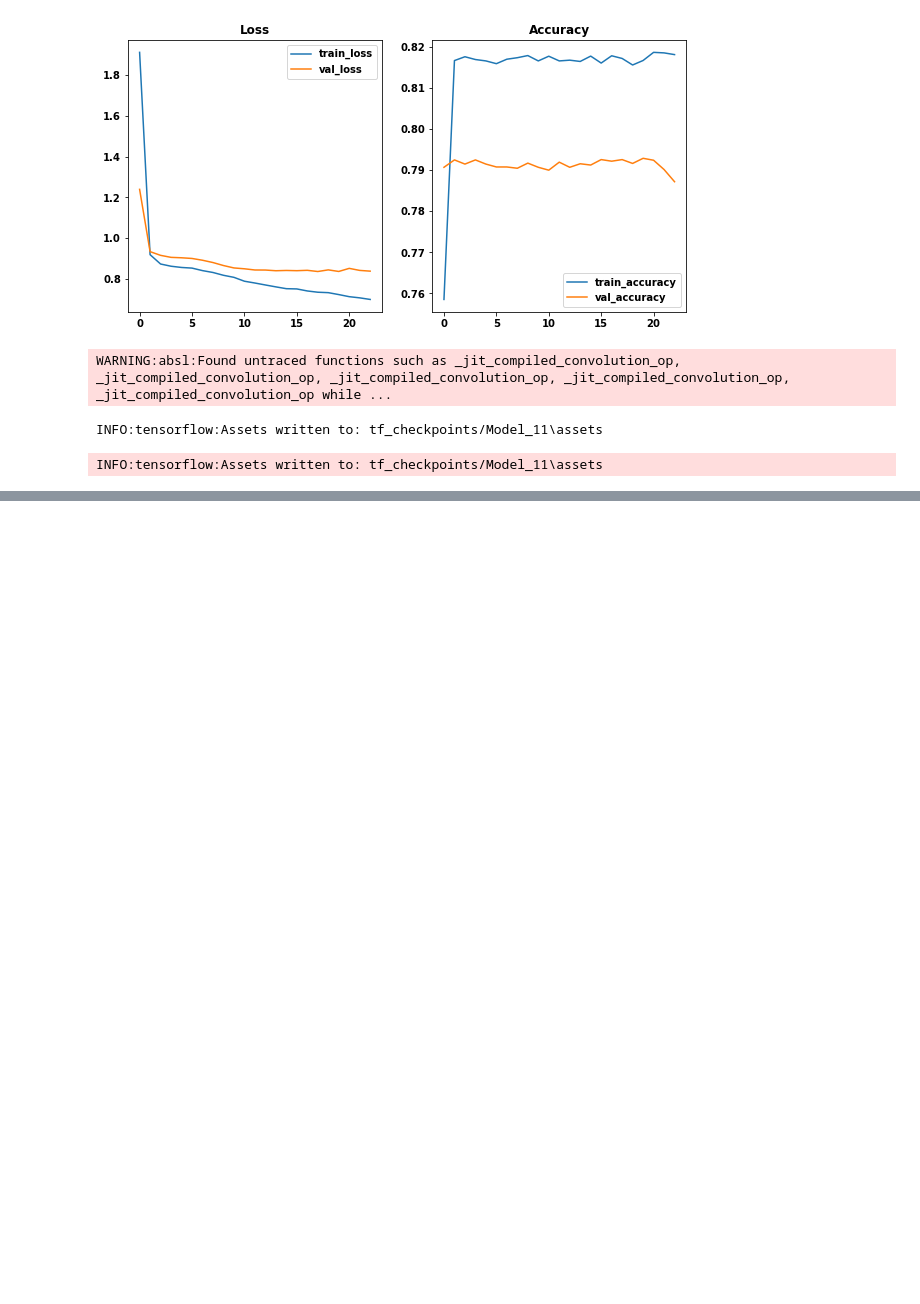
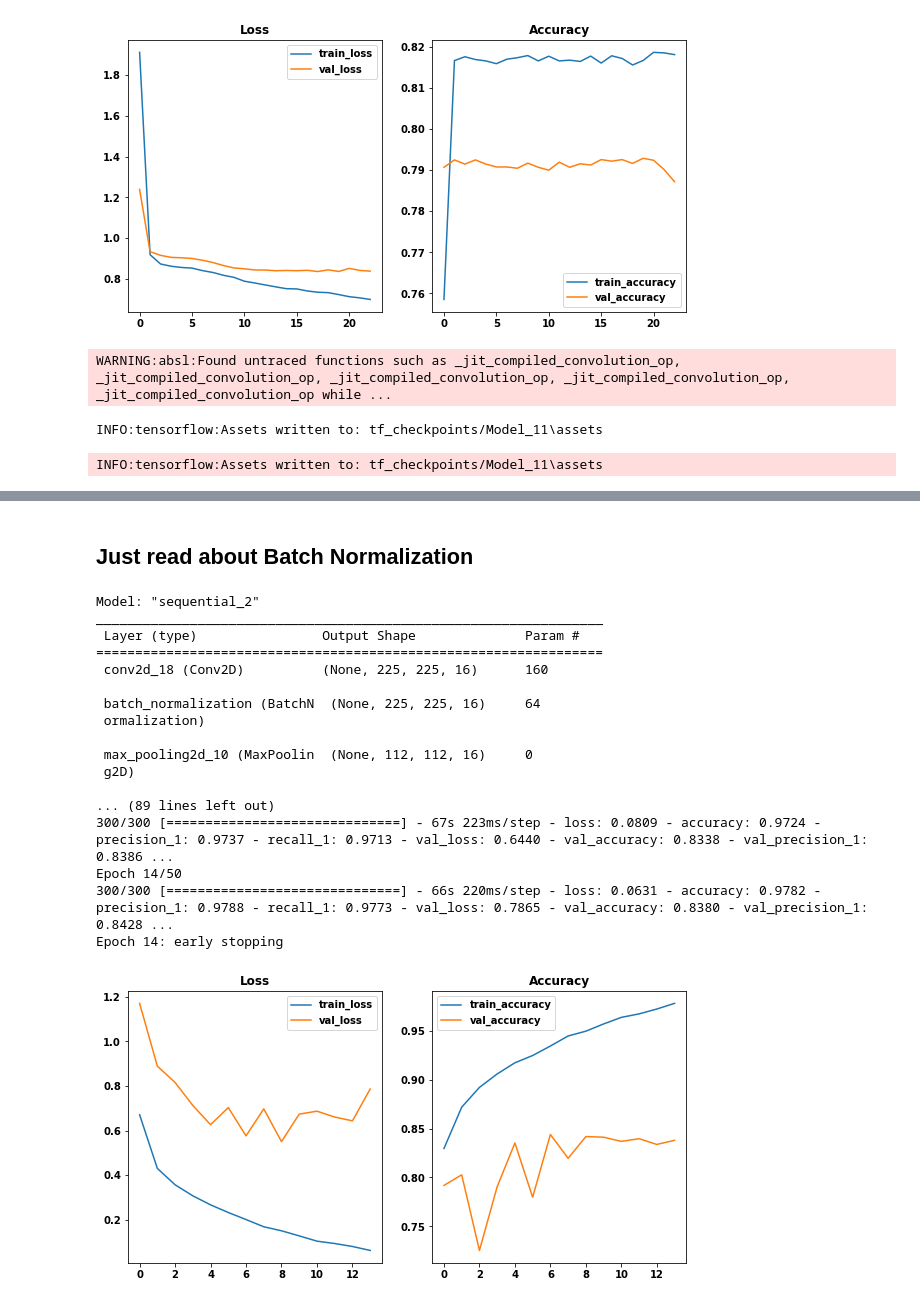
Before and after one commit to ssaeed85/dsc-ph5-MarsTerrainAnomalyDetection, a Jupyter notebook: 02_TensorflowModeling.ipynb, the cells around one changed output, grey strips where cells are left out. Drawn from its saved outputs; the diff is of its cells as text; code cells hidden in the pictures; blank space fills up the shorter version.

```diff
--- a/02_TensorflowModeling.ipynb
+++ b/02_TensorflowModeling.ipynb
@@ -1451,0 +1524,80 @@ INFO:tensorflow:Assets written to: tf_checkpoints/Model_11\assets
+# %% [markdown]
+## Just read about Batch Normalization
+# %%
+model = models.Sequential()
+
+model.add(layers.Conv2D(filters=16,
+                       kernel_size=3,
+                       activation='relu',
+                       input_shape=(227,227,1)))
+model.add(layers.BatchNormalization())
+model.add(layers.MaxPooling2D(2,2))
+
+model.add(layers.Conv2D(64, 3, activation='relu'))
+model.add(layers.BatchNormalization())
+model.add(layers.MaxPooling2D(2,2))
+
+model.add(layers.Conv2D(128, 3, activation='relu'))
+model.add(layers.BatchNormalization())
+model.add(layers.Conv2D(128, 3, activation='relu'))
+model.add(layers.BatchNormalization())
+model.add(layers.MaxPooling2D(2,2))
+
+model.add(layers.Conv2D(256, 3, activation='relu'))
+model.add(layers.BatchNormalization())
+model.add(layers.Conv2D(256, 3, activation='relu'))
+model.add(layers.BatchNormalization())
+model.add(layers.MaxPooling2D(2,2))
+
+model.add(layers.Conv2D(512, 3, activation='relu'))
+model.add(layers.BatchNormalization())
+model.add(layers.Conv2D(512, 3, activation='relu'))
+model.add(layers.BatchNormalization())
+model.add(layers.MaxPooling2D(2,2))
+
+
+
+model.add(layers.Flatten())
+model.add(layers.Dense(4096, activation='relu'))
+model.add(layers.Dropout(rate=0.5))
+model.add(layers.Dense(1024, activation='relu'))
+model.add(layers.Dropout(rate=0.5))
+
+model.add(layers.Dense(8, activation='softmax'))
+
+
+model.compile(optimizer=optimizers.Adam(learning_rate=0.0001),
+              loss=losses.CategoricalCrossentropy(),
+              metrics=['accuracy', Precision(), Recall()])
+
+model.summary()
+
+results = model.fit(train_generator,
+                    steps_per_epoch=300,  # Number of training samples to pull per epoch
+                    epochs=50,  # Number of epochs
+                    validation_data=val_generator,
+                    validation_steps=100,  # Number of validation samples to run validation on
+                    verbose=1,
+                    callbacks = [early_stop]
+                    )
+
+display_mode_trainTestGraphs(results)
+# %% [output]
+Model: "sequential_2"
+_________________________________________________________________
+ Layer (type)                Output Shape              Param #
+=================================================================
+ conv2d_18 (Conv2D)          (None, 225, 225, 16)      160
+
+ batch_normalization (BatchN  (None, 225, 225, 16)     64
+ ormalization)
+
+ max_pooling2d_10 (MaxPoolin  (None, 112, 112, 16)     0
+ g2D)
+
+... (89 lines left out)
+300/300 [==============================] - 67s 223ms/step - loss: 0.0809 - accuracy: 0.9724 - precision_1: 0.9737 - recall_1: 0.9713 - val_loss: 0.6440 - val_accuracy: 0.8338 - val_precision_1: 0.8386 ...
+Epoch 14/50
+300/300 [==============================] - 66s 220ms/step - loss: 0.0631 - accuracy: 0.9782 - precision_1: 0.9788 - recall_1: 0.9773 - val_loss: 0.7865 - val_accuracy: 0.8380 - val_precision_1: 0.8428 ...
+Epoch 14: early stopping
+[figure, added]
```
Also changed, not shown: parts of 11 cells of this notebook.
